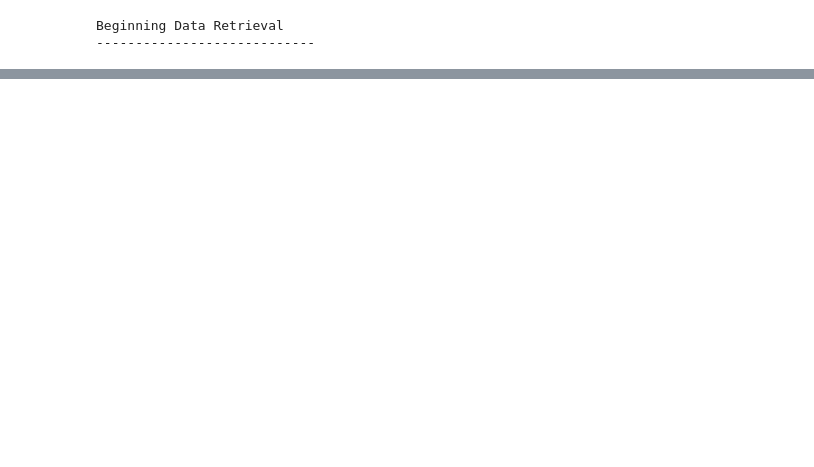
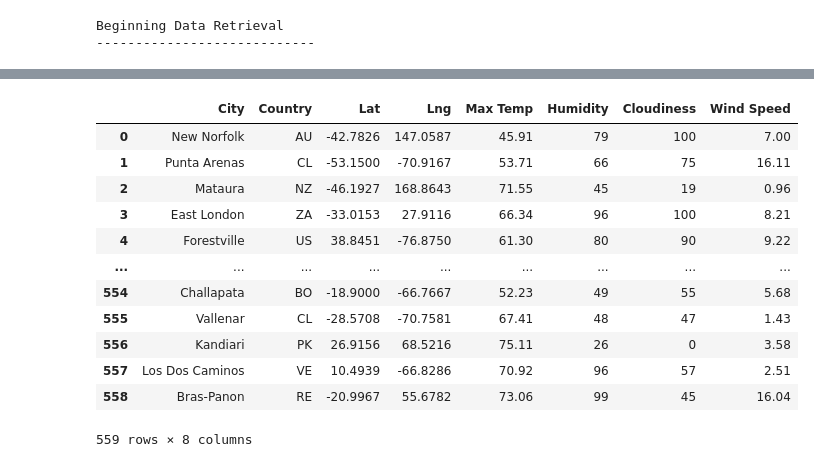
Before and after one commit to CameronSunyich/World_Weather_Analysis, a Jupyter notebook: WeatherPy.ipynb, the cells around one changed output, grey strips where cells are left out. Drawn from its saved outputs; the diff is of its cells as text; code cells hidden in the pictures; blank space fills up the shorter version.

```diff
--- a/WeatherPy.ipynb
+++ b/WeatherPy.ipynb
@@ -124,4 +183,27 @@ print("-----------------------------")
 # %%
-# Convert the array of dictionaries to a Pandas DataFrame.
+#Add the data to a list in a dictionary format and then convert the list to a DataFrame.
 city_data_df = pd.DataFrame(city_data)
-print(city_data_df.head(10))
+
+#Reorder columns as City, Country, Date, Lat, Lng, Max Temp, Humidity, Cloudiness, and Wind Speed
+new_column_order = ["City","Country","Lat","Lng","Max Temp","Humidity", "Cloudiness","Wind Speed"]
+
+#assign city_data_df with new column order
+city_data_df = city_data_df[new_column_order]
+
+
+# Display DataFrame
+city_data_df
+# %% [output]
+|  | City | Country | Lat | Lng | Max Temp | Humidity | Cloudiness | Wind Speed |
+| 0 | New Norfolk | AU | -42.7826 | 147.0587 | 45.91 | 79 | 100 | 7.00 |
+| 1 | Punta Arenas | CL | -53.1500 | -70.9167 | 53.71 | 66 | 75 | 16.11 |
+| 2 | Mataura | NZ | -46.1927 | 168.8643 | 71.55 | 45 | 19 | 0.96 |
+| 3 | East London | ZA | -33.0153 | 27.9116 | 66.34 | 96 | 100 | 8.21 |
+| 4 | Forestville | US | 38.8451 | -76.8750 | 61.30 | 80 | 90 | 9.22 |
+| ... | ... | ... | ... | ... | ... | ... | ... | ... |
+| 554 | Challapata | BO | -18.9000 | -66.7667 | 52.23 | 49 | 55 | 5.68 |
+| 555 | Vallenar | CL | -28.5708 | -70.7581 | 67.41 | 48 | 47 | 1.43 |
+| 556 | Kandiari | PK | 26.9156 | 68.5216 | 75.11 | 26 | 0 | 3.58 |
+| 557 | Los Dos Caminos | VE | 10.4939 | -66.8286 | 70.92 | 96 | 57 | 2.51 |
+| 558 | Bras-Panon | RE | -20.9967 | 55.6782 | 73.06 | 99 | 45 | 16.04 |
+559 rows × 8 columns
```
Also changed, not shown: parts of 15 cells of this notebook, 3 other files.
